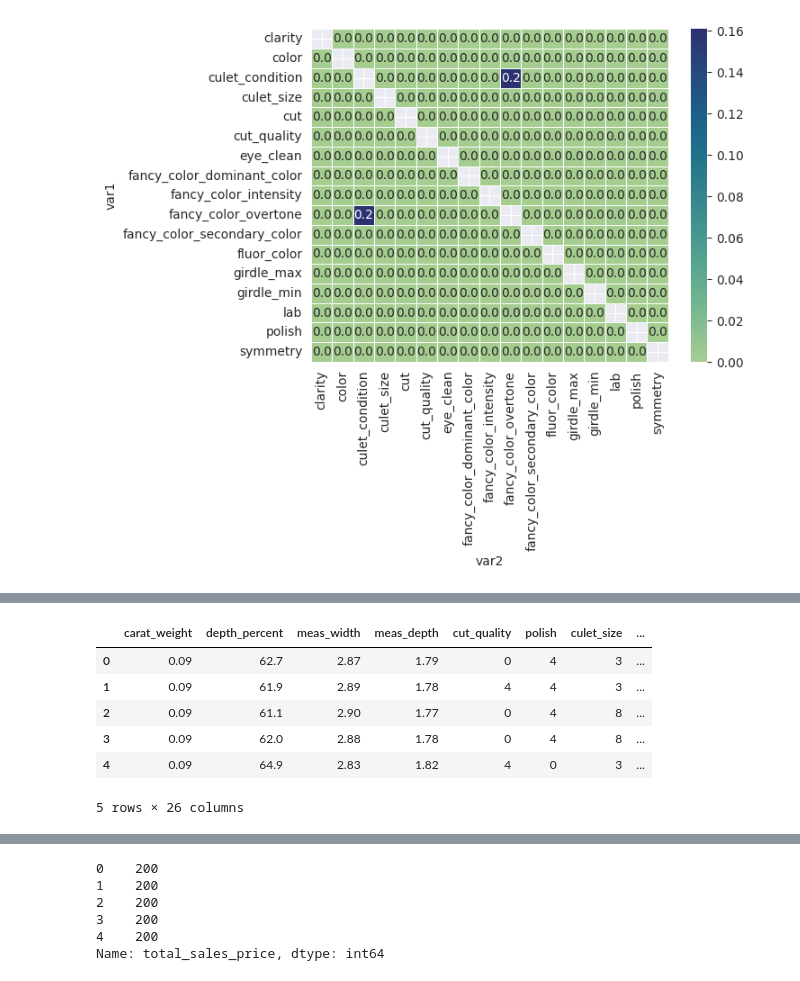
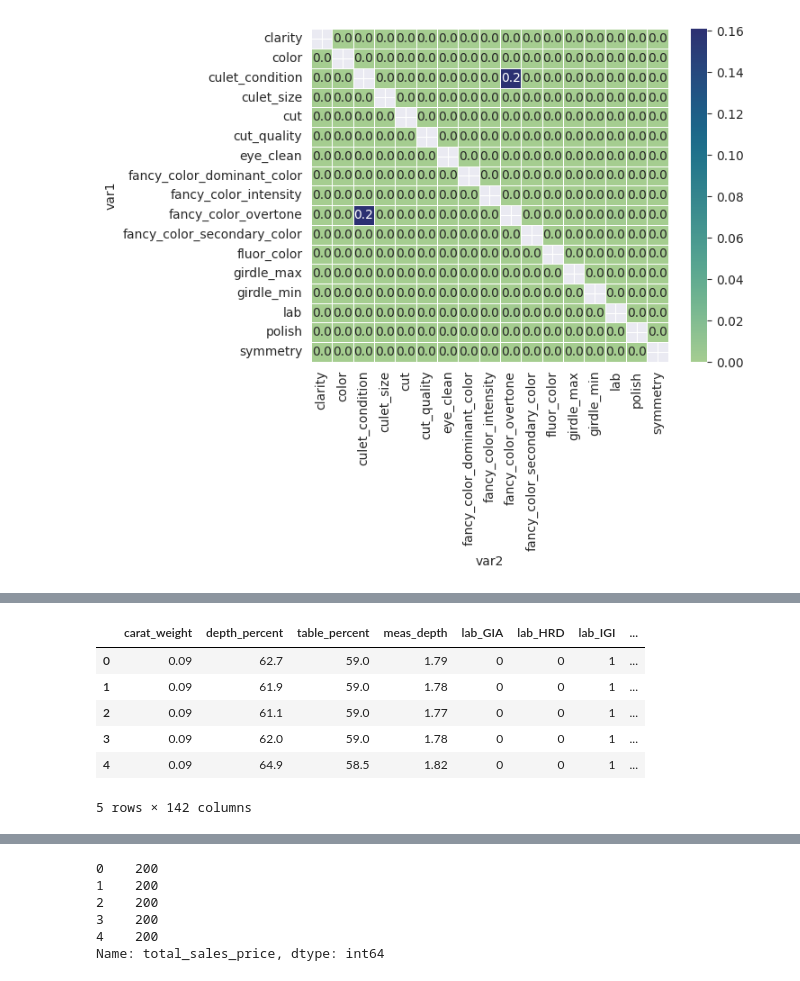
Before and after one commit to ChiragB254/Kaggle-Notebooks, a Jupyter notebook: dimond-price-prediction.ipynb, the cells around one changed output, grey strips where cells are left out. Saved outputs shown, nothing was run; the diff lists cells and outputs as text; code cells hidden in the pictures.

```diff
--- a/dimond-price-prediction.ipynb
+++ b/dimond-price-prediction.ipynb
@@ -246,7 +246,7 @@ sns.heatmap(df_num.corr(),annot=True,fmt='.1f',linewidth=.5,cmap='crest')
 <Axes: >
 [figure]
 # %%
-df_num.drop(columns=['meas_length','table_percent'],inplace=True)
+df_num.drop(columns=['meas_length','meas_width'],inplace=True)
 # %%
 df_num.columns
 # %% [output]
@@ -679,8 +683,8 @@ Index(['cut', 'color', 'clarity', 'lab', 'eye_clean', 'girdle_min',
       dtype='object')
 # %%
-cat = ['lab','eye_clean']
+cat = ['lab','eye_clean','cut', 'color', 'clarity', 'girdle_min', 'girdle_max', 'fluor_color','fancy_color_secondary_color','fancy_color_dominant_color','fancy_color_overtone','cut_quality','polish','culet_size','culet_condition','symmetry','fancy_color_intensity']
 df_cat_one_hot = df_cat[cat].copy()
-df_cat_dummy = pd.get_dummies(df_cat_one_hot,columns=['lab','eye_clean'], dtype=int)
+df_cat_dummy = pd.get_dummies(df_cat_one_hot,columns=['lab','eye_clean','cut', 'color', 'clarity', 'girdle_min', 'girdle_max', 'fluor_color','fancy_color_secondary_color','fancy_color_dominant_color','fancy_color_overtone','cut_quality','polish','culet_size','culet_condition','symmetry','fancy_color_intensity'], dtype=int)
 # %%
 df_cat_dummy
 # %% [output]
@@ -778,12 +766,12 @@ df_cat_2
 # %%
-complete_x_df = pd.concat([df_num,df_encoded,df_cat_dummy,df_cat_2],axis = 1)
+complete_x_df = pd.concat([df_num,df_cat_dummy],axis = 1)
 
 complete_x_df.head()
 # %% [output]
-|  | carat_weight | depth_percent | meas_width | meas_depth | cut_quality | polish | culet_size | ... |
-| 0 | 0.09 | 62.7 | 2.87 | 1.79 | 0 | 4 | 3 | ... |
-| 1 | 0.09 | 61.9 | 2.89 | 1.78 | 4 | 4 | 3 | ... |
-| 2 | 0.09 | 61.1 | 2.90 | 1.77 | 0 | 4 | 8 | ... |
-| 3 | 0.09 | 62.0 | 2.88 | 1.78 | 0 | 4 | 8 | ... |
-| 4 | 0.09 | 64.9 | 2.83 | 1.82 | 4 | 0 | 3 | ... |
+|  | carat_weight | depth_percent | table_percent | meas_depth | lab_GIA | lab_HRD | lab_IGI | ... |
+| 0 | 0.09 | 62.7 | 59.0 | 1.79 | 0 | 0 | 1 | ... |
+| 1 | 0.09 | 61.9 | 59.0 | 1.78 | 0 | 0 | 1 | ... |
+| 2 | 0.09 | 61.1 | 59.0 | 1.77 | 0 | 0 | 1 | ... |
+| 3 | 0.09 | 62.0 | 59.0 | 1.78 | 0 | 0 | 1 | ... |
+| 4 | 0.09 | 64.9 | 58.5 | 1.82 | 0 | 0 | 1 | ... |
-5 rows × 26 columns
+5 rows × 142 columns
```
Also changed, not shown: parts of 35 cells of this notebook.
